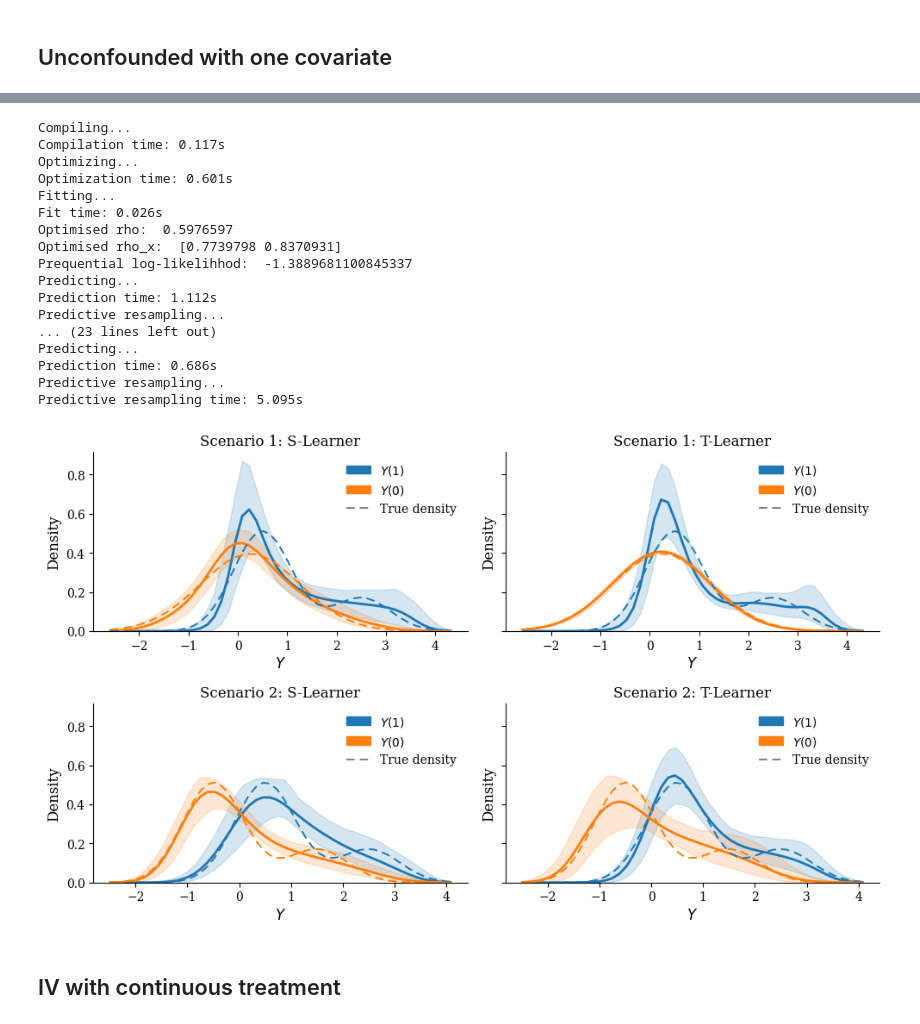
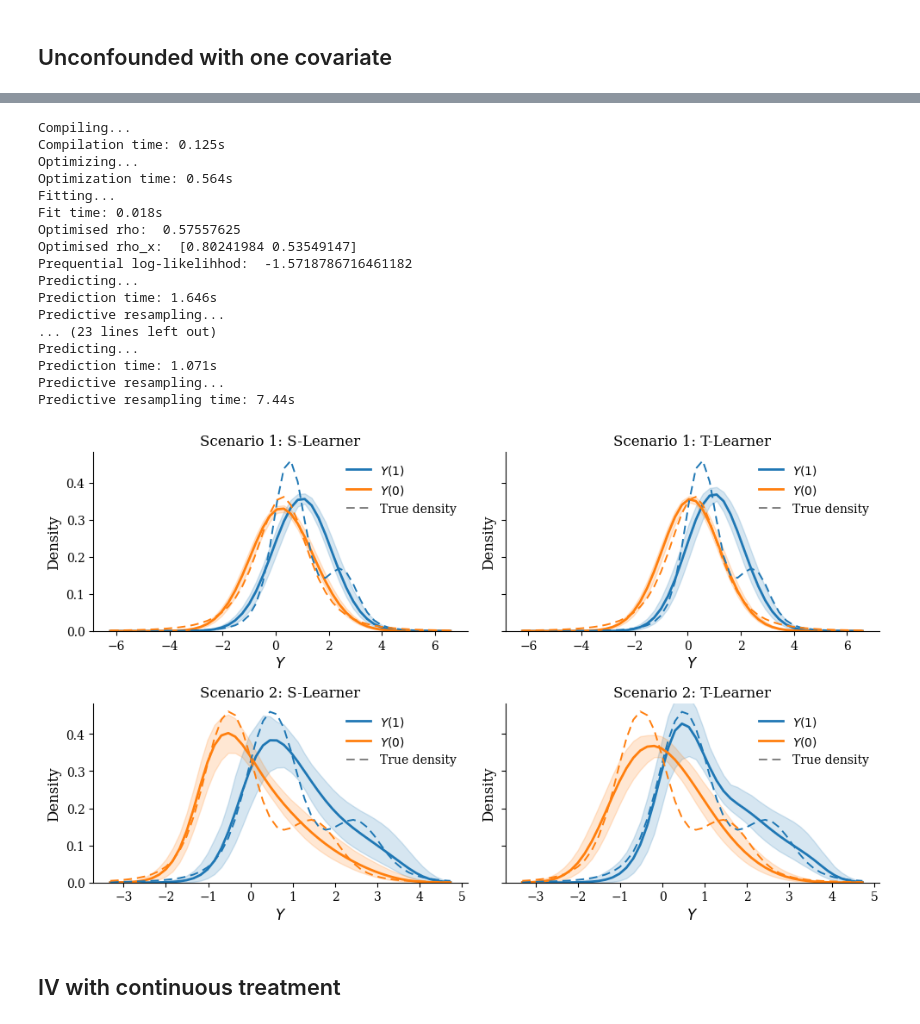
Before and after one commit to gregorsteiner/CausalMP, a Jupyter notebook: Simulated_Examples.ipynb, the cells around one changed output, grey strips where cells are left out. Cells and saved outputs as stored; diff of their text form; code cells hidden in the pictures.

```diff
--- a/Simulated_Examples.ipynb
+++ b/Simulated_Examples.ipynb
@@ -85,15 +85,19 @@ plt.show()
 # %% [markdown]
 ## Unconfounded with one covariate
 # %%
+from scipy.stats import t as student_t
+
+T_DF = 3  # degrees of freedom for the heavy-tailed errors
+
 def generate_data(n):
     W = np.random.uniform(0, 1, n)
     # 1. Create a mixture selector (coin flip) for Y(1)
     mode_selector = np.random.binomial(1, 3/4, n)
 
     # 2. Define Y(0) and Y(1)
-    y0 = np.random.normal(W / 2, 1, n)
-    y1_mode_a = np.random.normal(W, 0.5, n)
-    y1_mode_b = np.random.normal(2 + W, 0.5, n)
+    y0 = student_t.rvs(T_DF, loc=W / 2, scale=1, size=n)
+    y1_mode_a = student_t.rvs(T_DF, loc=W, scale=0.5, size=n)
+    y1_mode_b = student_t.rvs(T_DF, loc=2 + W, scale=0.5, size=n)
     y1 = np.where(mode_selector == 1, y1_mode_a, y1_mode_b)
 
     # 3. Treatment assignment
@@ -108,9 +112,9 @@ def generate_data(n):
 def true_y0_density(y_vals, n_w=200):
     w_grid = np.linspace(0, 1, n_w)
 
-    # Y(0) ~ N(W/2, 1)
+    # Y(0) ~ t_3(W/2, 1)
     mu = w_grid / 2
-    dens = np.exp(-0.5 * ((y_vals[:, None] - mu[None, :]) / 1) ** 2) / (1 * np.sqrt(2 * np.pi))
+    dens = student_t.pdf(y_vals[:, None], T_DF, loc=mu[None, :], scale=1)
 
     # Average over W
     return np.mean(dens, axis=1)
@@ -120,11 +124,11 @@ def true_y1_density(y_vals, n_w=200):
 
     # Mode A density
     mu_a = w_grid
-    dens_a = np.exp(-0.5 * ((y_vals[:, None] - mu_a[None, :]) / 0.5) ** 2) / (0.5 * np.sqrt(2 * np.pi))
+    dens_a = student_t.pdf(y_vals[:, None], T_DF, loc=mu_a[None, :], scale=0.5)
 
     # Mode B density
     mu_b = 2 + w_grid
-    dens_b = np.exp(-0.5 * ((y_vals[:, None] - mu_b[None, :]) / 0.5) ** 2) / (0.5 * np.sqrt(2 * np.pi))
+    dens_b = student_t.pdf(y_vals[:, None], T_DF, loc=mu_b[None, :], scale=0.5)
 
     # Total density is the average of both modes across all W
     return np.mean((3/4) * dens_a + (1/4) * dens_b, axis=1)
@@ -136,14 +140,14 @@ def generate_data_scenario2(n):
     mode_selector = np.random.binomial(1, 3/4, n)
 
     # 2. Define Y(0) and Y(1) as shifted bimodal distributions
-    # Y(0): mixture of N(W-1, 0.5) and N(1+W, 0.5)  [shifted down by 1 from Y(1)]
-    y0_mode_a = np.random.normal(W - 1, 0.5, n)
-    y0_mode_b = np.random.normal(1 + W, 0.5, n)
+    # Y(0): mixture of t_3(W-1, 0.5) and t_3(1+W, 0.5)  [shifted down by 1 from Y(1)]
+    y0_mode_a = student_t.rvs(T_DF, loc=W - 1, scale=0.5, size=n)
+    y0_mode_b = student_t.rvs(T_DF, loc=1 + W, scale=0.5, size=n)
     y0 = np.where(mode_selector == 1, y0_mode_a, y0_mode_b)
 
-    # Y(1): mixture of N(W, 0.5) and N(2+W, 0.5)
-    y1_mode_a = np.random.normal(W, 0.5, n)
-    y1_mode_b = np.random.normal(2 + W, 0.5, n)
+    # Y(1): mixture of t_3(W, 0.5) and t_3(2+W, 0.5)
+    y1_mode_a = student_t.rvs(T_DF, loc=W, scale=0.5, size=n)
+    y1_mode_b = student_t.rvs(T_DF, loc=2 + W, scale=0.5, size=n)
     y1 = np.where(mode_selector == 1, y1_mode_a, y1_mode_b)
 
     # 3. Treatment assignment
@@ -158,13 +162,13 @@ def generate_data_scenario2(n):
 def true_y0_density_scenario2(y_vals, n_w=200):
     w_grid = np.linspace(0, 1, n_w)
 
-    # Mode A density: N(W-1, 0.5)
+    # Mode A density: t_3(W-1, 0.5)
     mu_a = w_grid - 1
-    dens_a = np.exp(-0.5 * ((y_vals[:, None] - mu_a[None, :]) / 0.5) ** 2) / (0.5 * np.sqrt(2 * np.pi))
+    dens_a = student_t.pdf(y_vals[:, None], T_DF, loc=mu_a[None, :], scale=0.5)
 
-    # Mode B density: N(1+W, 0.5)
+    # Mode B density: t_3(1+W, 0.5)
     mu_b = 1 + w_grid
-    dens_b = np.exp(-0.5 * ((y_vals[:, None] - mu_b[None, :]) / 0.5) ** 2) / (0.5 * np.sqrt(2 * np.pi))
+    dens_b = student_t.pdf(y_vals[:, None], T_DF, loc=mu_b[None, :], scale=0.5)
 
     # Total density is the average of both modes across all W
     return np.mean((3/4) * dens_a + (1/4) * dens_b, axis=1)
@@ -227,24 +231,23 @@ res_t2 = mp_density_t_learner(y2, x2, w2, [0, 1], y_grid2, B_post, T_fwd)
 res_t2_c, res_t2_t = res_t2['x_0'], res_t2['x_1']
 # %% [output]
 Compiling...
-Compilation time: 0.117s
+Compilation time: 0.125s
 Optimizing...
-Optimization time: 0.601s
+Optimization time: 0.564s
 Fitting...
-Fit time: 0.026s
-Optimised rho:  0.5976597
-Optimised rho_x:  [0.7739798 0.8370931]
-Prequential log-likelihhod:  -1.3889681100845337
+Fit time: 0.018s
+Optimised rho:  0.57557625
+Optimised rho_x:  [0.80241984 0.53549147]
+Prequential log-likelihhod:  -1.5718786716461182
 Predicting...
-Prediction time: 1.112s
+Prediction time: 1.646s
 Predictive resampling...
 ... (23 lines left out)
 Predicting...
-Prediction time: 0.686s
+Prediction time: 1.071s
 Predictive resampling...
-Predictive resampling time: 5.095s
+Predictive resampling time: 7.44s
 # %%
-import matplotlib.patches as mpatches
 from matplotlib.lines import Line2D
 
 # ── style ──────────────────────────────────────────────────────────────────
@@ -264,37 +267,37 @@ ALPHA = 0.18
 DASH  = (0, (5, 3))
 
 legend_handles = [
-    mpatches.Patch(color=RED,  label=r"$Y(1)$"),
-    mpatches.Patch(color=TEAL, label=r"$Y(0)$"),
+    Line2D([0], [0], color=RED,  linewidth=2, label=r"$Y(1)$"),
+    Line2D([0], [0], color=TEAL, linewidth=2, label=r"$Y(0)$"),
     Line2D([0], [0], color="grey", linewidth=1.4, linestyle=DASH, label="True density"),
 ]
 
 def plot_panel(ax, grid, res_t, res_c, true_t, true_c, title):
     ax.fill_between(grid, res_t['low'], res_t['high'], color=RED,  alpha=ALPHA)
     ax.fill_between(grid, res_c['low'], res_c['high'], color=TEAL, alpha=ALPHA)
     ax.plot(grid, res_t['mean'], color=RED,  linewidth=2)
     ax.plot(grid, res_c['mean'], color=TEAL, linewidth=2)
     ax.plot(grid, true_t, color=RED,  linewidth=1.4, linestyle=DASH)
     ax.plot(grid, true_c, color=TEAL, linewidth=1.4, linestyle=DASH)
     ax.set_xlabel(r"$Y$", fontsize=12)
     ax.set_ylabel("Density", fontsize=12)
     ax.set_title(title, fontsize=12, pad=6)
     ax.set_ylim(bottom=0)
     ax.tick_params(labelsize=10)
     ax.legend(handles=legend_handles, frameon=False, fontsize=10)
 
 fig, axs = plt.subplots(2, 2, figsize=(10, 6), sharey=True)
 
 plot_panel(axs[0,0], y_grid,  res_s_t,  res_s_c,  true_y1,  true_y0,  "Scenario 1: S-Learner")
 plot_panel(axs[0,1], y_grid,  res_t_t,  res_t_c,  true_y1,  true_y0,  "Scenario 1: T-Learner")
 plot_panel(axs[1,0], y_grid2, res_s2_t, res_s2_c, true_y12, true_y02, "Scenario 2: S-Learner")
 plot_panel(axs[1,1], y_grid2, res_t2_t, res_t2_c, true_y12, true_y02, "Scenario 2: T-Learner")
 
 fig.tight_layout()
 plt.savefig('Figures/Density_Sim.pdf', dpi=300, bbox_inches='tight')
 plt.show()
 # %% [output]
-[figure, old version]
+[figure, new version]
 # %% [markdown]
 ## IV with continuous treatment
 # %%
```
Also changed, not shown: parts of 1 cell of this notebook, 3 other files.
